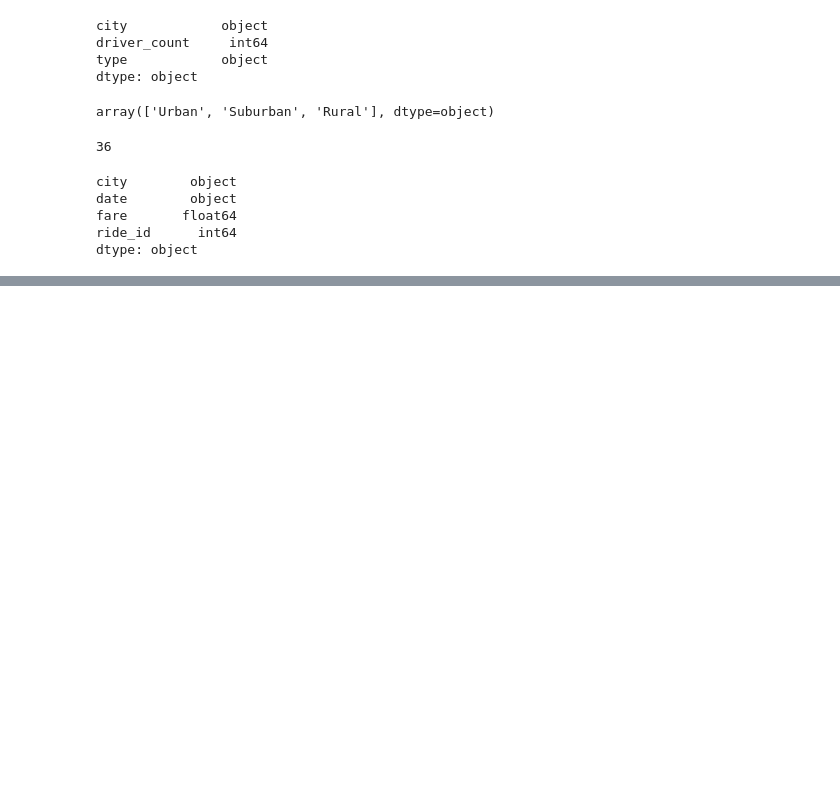
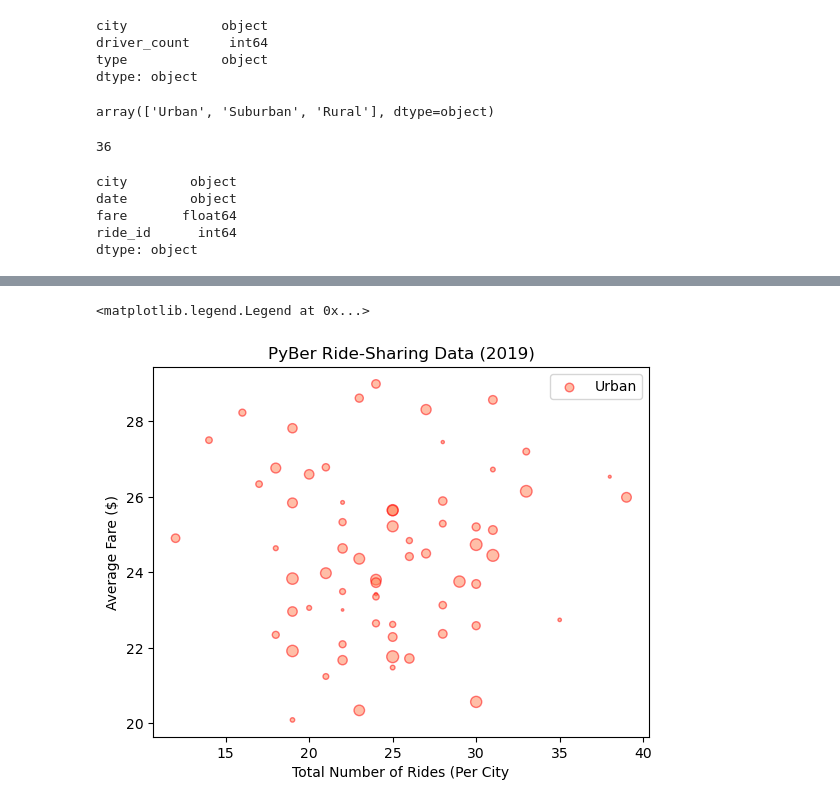
Before and after one commit to ericksonvo/PyBer_Analysis, a Jupyter notebook: PyBer.ipynb, the cells around one changed output, grey strips where cells are left out. Drawn from its saved outputs; the diff is of its cells as text; code cells hidden in the pictures; blank space fills up the shorter version.

```diff
--- a/PyBer.ipynb
+++ b/PyBer.ipynb
@@ -117,0 +162,6 @@ pyber_df.head(10)
+# %%
+# get the number of rides for urban cities
+
+urban_ride_count=urbanC_df.groupby(["city"]).count()["ride_id"]
+
+urban_ride_count
@@ -117,0 +209,9 @@ pyber_df.head(10)
+# %%
+## calculate the average fare for each city: Urban, Suburban and Rural
+## using the groupby() and mean()
+
+#get the average fare for urban cities
+
+urban_avg_fare=urbanC_df.groupby(["city"]).mean()["fare"]
+
+urban_avg_fare.head(10)
@@ -117,0 +264,6 @@ pyber_df.head(10)
+# %%
+#get the number of average drivers(driver_count) for each city: Urban, Suburban, and Rural
+
+urban_avg_driver=urbanC_df.groupby(["city"]).mean()["driver_count"]
+
+urban_avg_driver
@@ -117,0 +312,18 @@ pyber_df.head(10)
+# %%
+# Create the bubble chart for average fare and average ride for each city,
+## y -axis = fare x-axis= rides
+
+
+plt.scatter(urban_ride_count,urban_avg_fare,s=urban_avg_driver,
+           color="coral",linewidths=1, label="Urban",alpha=.5, edgecolor="red")
+# add labels
+plt.title("PyBer Ride-Sharing Data (2019)")
+
+plt.ylabel("Average Fare ($)")
+
+plt.xlabel("Total Number of Rides (Per City")
+# add legend
+plt.legend()
+# %% [output]
+<matplotlib.legend.Legend at 0x...>
+[figure, added]
```
Also changed, not shown: parts of 16 cells of this notebook, 1 other file.
